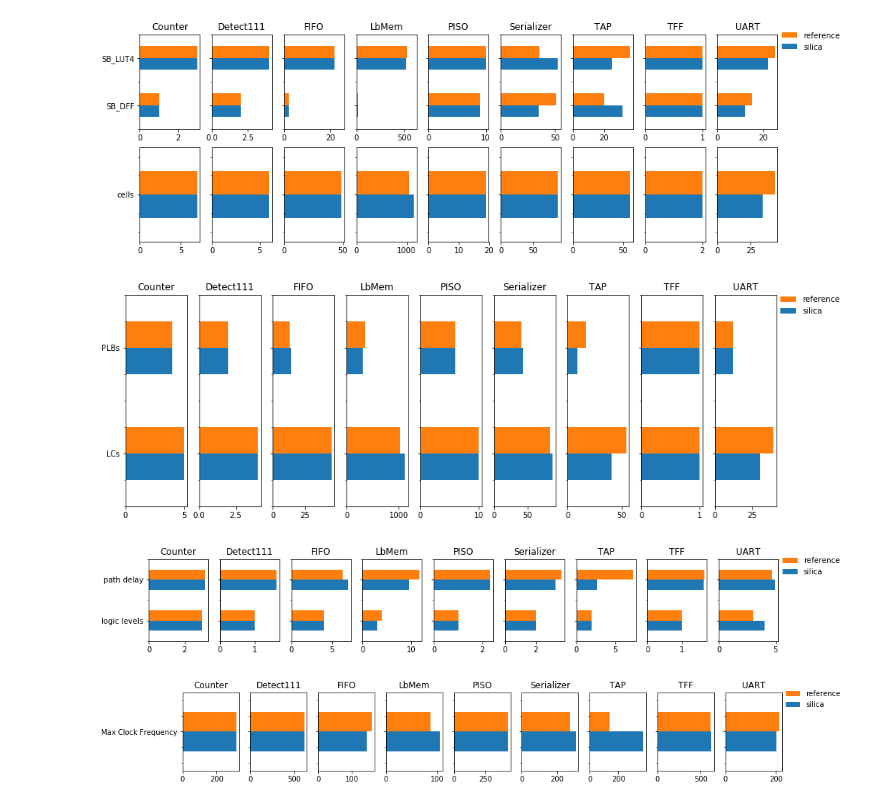
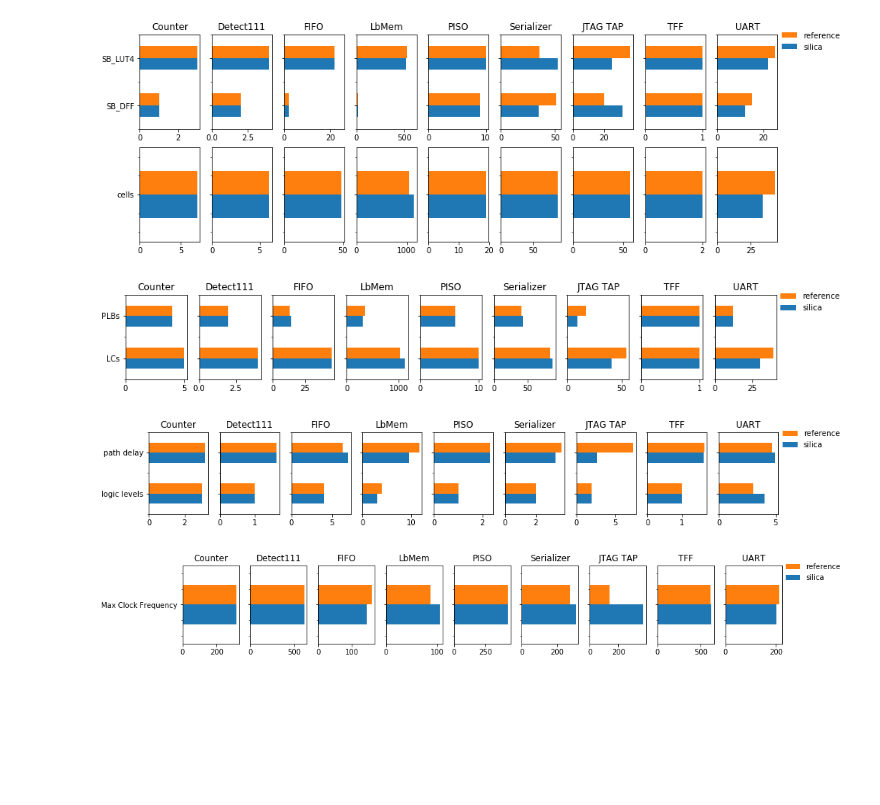
Before and after one commit to leonardt/silica, a Jupyter notebook: Evaluation.ipynb, the cells around one changed output. Cells and saved outputs as stored; diff of their text form; code cells hidden in the pictures; blank space fills up the shorter version.

```diff
--- a/Evaluation.ipynb
+++ b/Evaluation.ipynb
@@ -18,7 +18,7 @@ fig, axes = plt.subplots(nrows=2, ncols=col_len, sharey='row')
 fig.set_figwidth(15)
 fig.set_figheight(5)
 
-titles = ["Counter", "Detect111", "FIFO", "LbMem", "PISO", "Serializer", "TAP", "TFF", "UART"]
+titles = ["Counter", "Detect111", "FIFO", "LbMem", "PISO", "Serializer", "JTAG TAP", "TFF", "UART"]
 
 for row in range(0, 2):
     for i, columns in enumerate(zip(results.columns[::2], results.columns[1::2])):
@@ -42,25 +42,25 @@ plt.legend(bbox_to_anchor=(2.15, 2.18), labelspacing=-2.5, frameon=False)
 plt.savefig("synthesis.pdf")
 plt.show()
 # %% [output]
-[figure, old version]
+[figure, new version]
 # %%
 fig1, axes1 = plt.subplots(nrows=1, ncols=col_len, sharey='row')
 fig1.set_figwidth(15)
-fig1.set_figheight(5)
+fig1.set_figheight(2)
 
 
 for i, columns in enumerate(zip(results.columns[::2], results.columns[1::2])):
     title = titles[i]
     curr = results[list(columns)].rename(index=str, columns={columns[0]: "silica", columns[1]: "reference"})
     curr = curr.loc[(curr != 0).all(axis=1), :]
     curr = curr.filter(regex="(LCs|PLBs)", axis=0)
     curr.plot.barh(ax=axes1[i], legend=False, title=title)
 plt.legend(bbox_to_anchor=(2.15, .975), labelspacing=-2.5, frameon=False)
 
 plt.savefig("utilization.pdf")
 plt.show()
 # %% [output]
-[figure, old version]
+[figure, new version]
 # %%
 fig2, axes2 = plt.subplots(nrows=1, ncols=col_len, sharey='row')
 fig2.set_figwidth(15)
@@ -75,10 +75,10 @@ for i, columns in enumerate(zip(results.columns[::2], results.columns[1::2])):
     curr.plot.barh(ax=axes2[i], legend=False, title=title)
 plt.legend(bbox_to_anchor=(2.15, .975), labelspacing=-2.5, frameon=False)
 
-plt.savefig("timing.pdf")
+plt.savefig("timing-delay.pdf")
 plt.show()
 # %% [output]
-[figure, old version]
+[figure, new version]
 # %%
 fig2, axes2 = plt.subplots(nrows=1, ncols=col_len, sharey='row')
 fig2.set_figwidth(15)
@@ -93,7 +93,7 @@ for i, columns in enumerate(zip(results.columns[::2], results.columns[1::2])):
     curr.plot.barh(ax=axes2[i], legend=False, title=title)
 plt.legend(bbox_to_anchor=(2.15, .975), labelspacing=-2.5, frameon=False)
 
-plt.savefig("timing.pdf")
+plt.savefig("timing-freq.pdf")
 plt.show()
 # %% [output]
-[figure, old version]
+[figure, new version]
```
